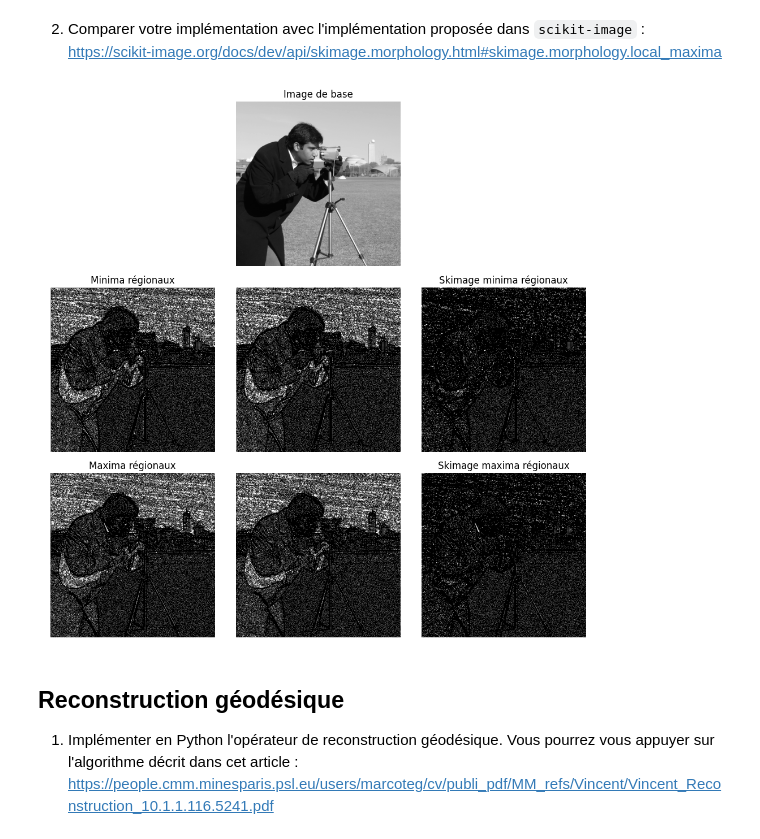
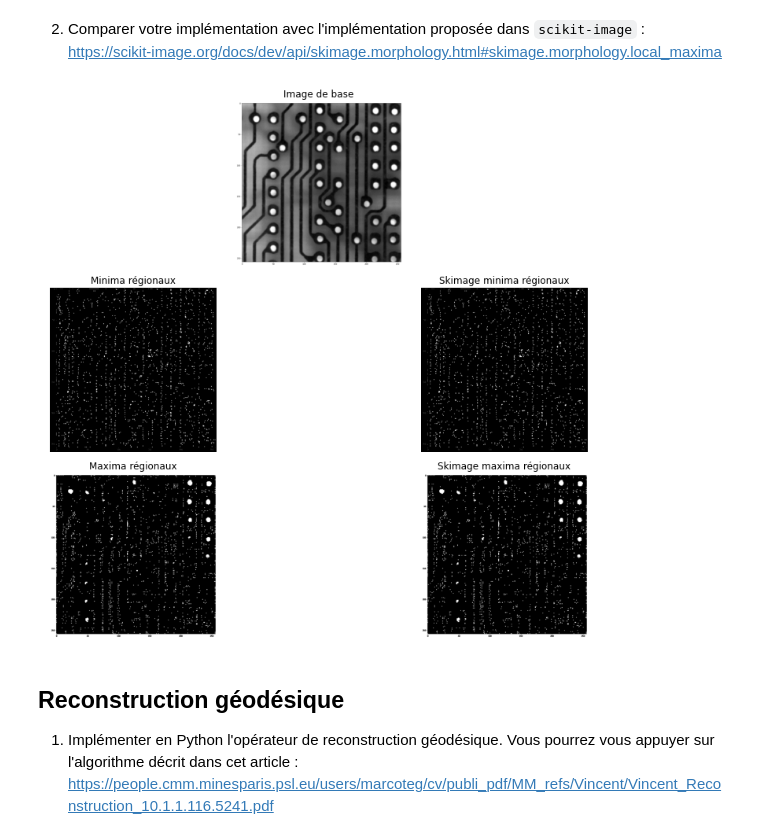
Before and after one commit to Neo-Purpinc/TraitementImageGeometrieDiscrete, a Jupyter notebook: tp4/tp4.ipynb, the cells around one changed output. Drawn from its saved outputs; the diff is of its cells as text; code cells hidden in the pictures.

```diff
--- a/tp4/tp4.ipynb
+++ b/tp4/tp4.ipynb
@@ -90,33 +86,30 @@ def maxima_regionaux(img):
 # %%
 def display(img):
     fig,ax = plt.subplots(3, 3, figsize=(10, 10))
     minima = minima_regionaux(img)
     maxima = maxima_regionaux(img)
     skimage_minima = skimage.morphology.extrema.local_minima(img)
     skimage_maxima = skimage.morphology.extrema.local_maxima(img)
     # fig.set_facecolor('gray')
     ax[0, 1].imshow(img, cmap='gray')
     ax[0, 1].set_title('Image de base')
 
     ax[1, 0].imshow(minima, cmap='gray')
     ax[1, 0].set_title('Minima régionaux')
     ax[1, 2].imshow(skimage_minima, cmap='gray')
     ax[1, 2].set_title('Skimage minima régionaux')
 
     ax[2, 0].imshow(maxima, cmap='gray')
     ax[2, 0].set_title('Maxima régionaux')
     ax[2, 2].imshow(skimage_maxima, cmap='gray')
     ax[2, 2].set_title('Skimage maxima régionaux')
-
-    ax[1,1].imshow(np.subtract(skimage_minima, minima), cmap='gray')
-    ax[2,1].imshow(np.subtract(skimage_maxima, maxima), cmap='gray')
     for i,j in np.ndindex(ax.shape):
         ax[i, j].axis('off')
     fig.tight_layout()
     plt.show()
-display(skimage.data.camera())
+display(skimage.io.imread('pcb_gray.png', as_gray=True))
 # %% [output]
-[figure, old version]
+[figure, new version]
 # %% [markdown]
 ## Reconstruction géodésique
 
```
Also changed, not shown: parts of 6 cells of this notebook, 1 other file.
